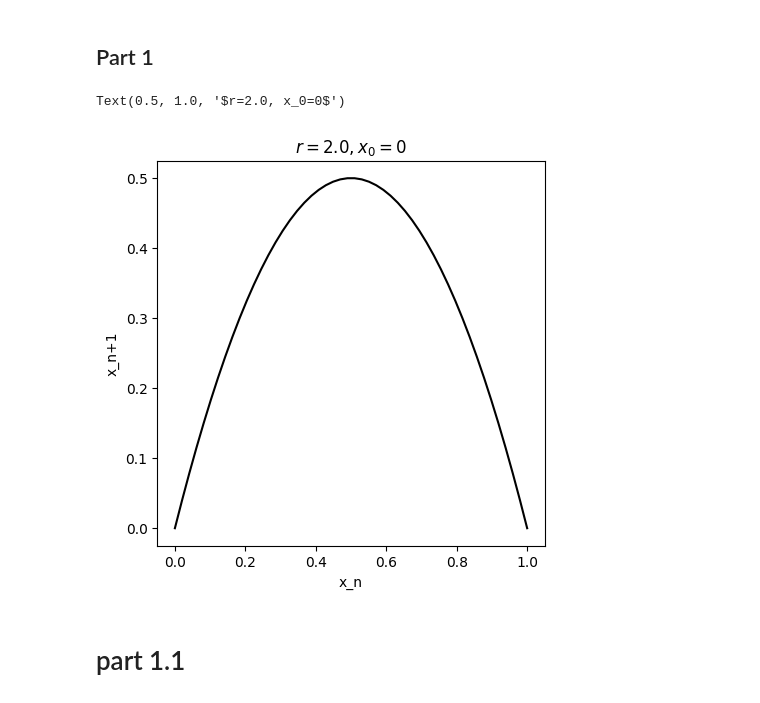
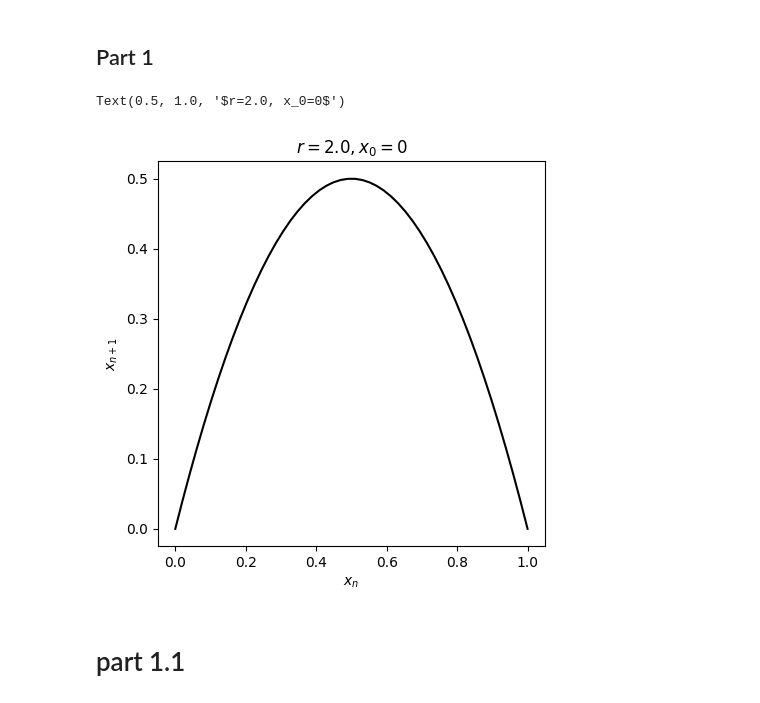
Before and after one commit to Erfan-Mashayekh/MLCMS, a Jupyter notebook: Exercise 4/task 4/task4.ipynb, the cells around one changed output. Drawn from its saved outputs; the diff is of its cells as text; code cells hidden in the pictures.

```diff
--- a/Exercise 4/task 4/task4.ipynb
+++ b/Exercise 4/task 4/task4.ipynb
@@ -8,13 +6,13 @@ from chaotic import *
 # %%
 x = np.linspace(0, 1)
 plt.figure(figsize=(5,5))
 plt.plot(x, logistic(2, x), 'k')
-plt.xlabel("x_n")
-plt.ylabel("x_n+1")
+plt.xlabel("$x_n$")
+plt.ylabel("$x_{n+1}$")
 plt.title("$r=2.0, x_0=0$")
 # %% [output]
 Text(0.5, 1.0, '$r=2.0, x_0=0$')
-[figure, old version]
+[figure, new version]
 # %% [markdown]
 # part 1.1
 # %%
```
Also changed, not shown: parts of 6 cells of this notebook, 1 other file.
